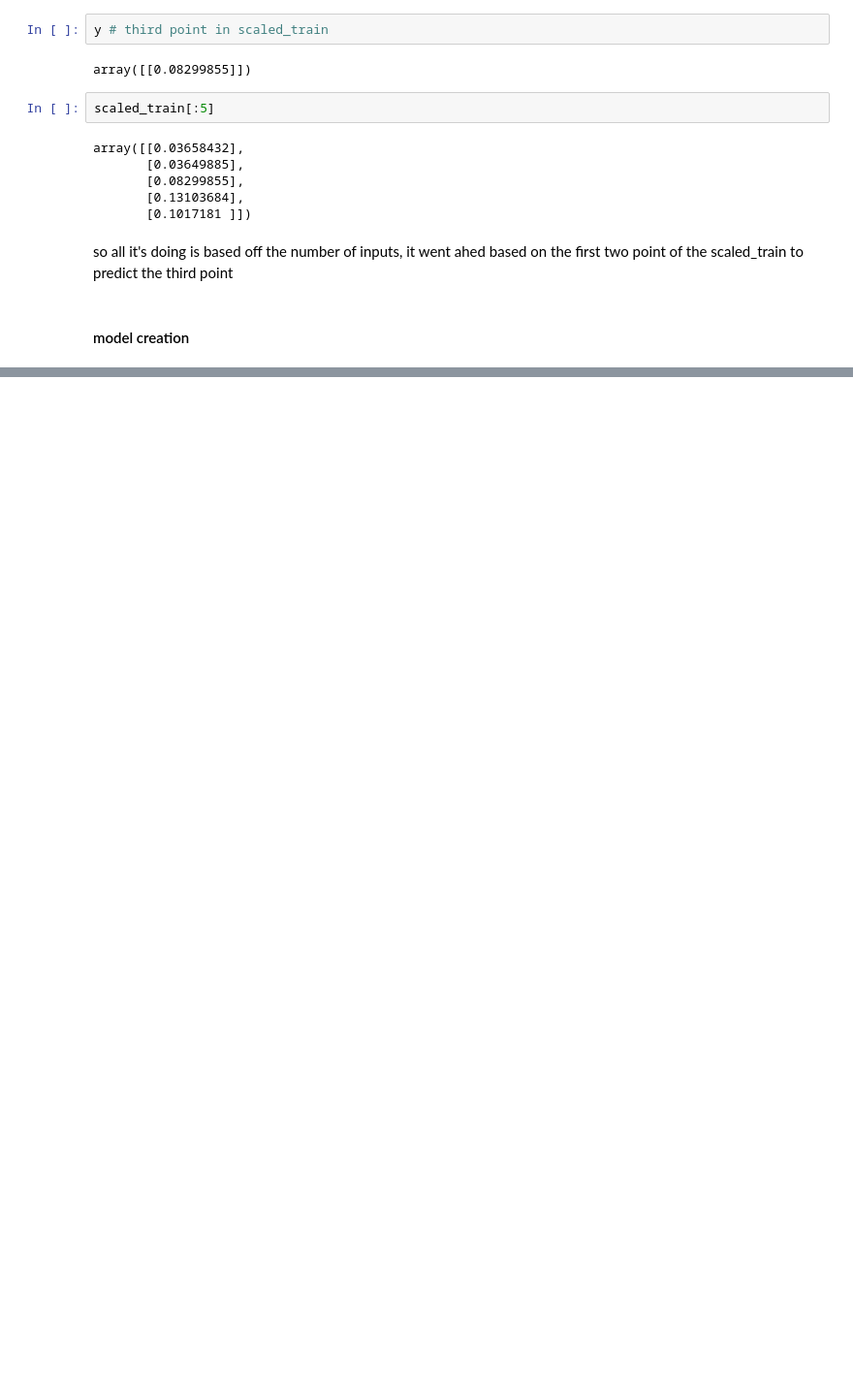
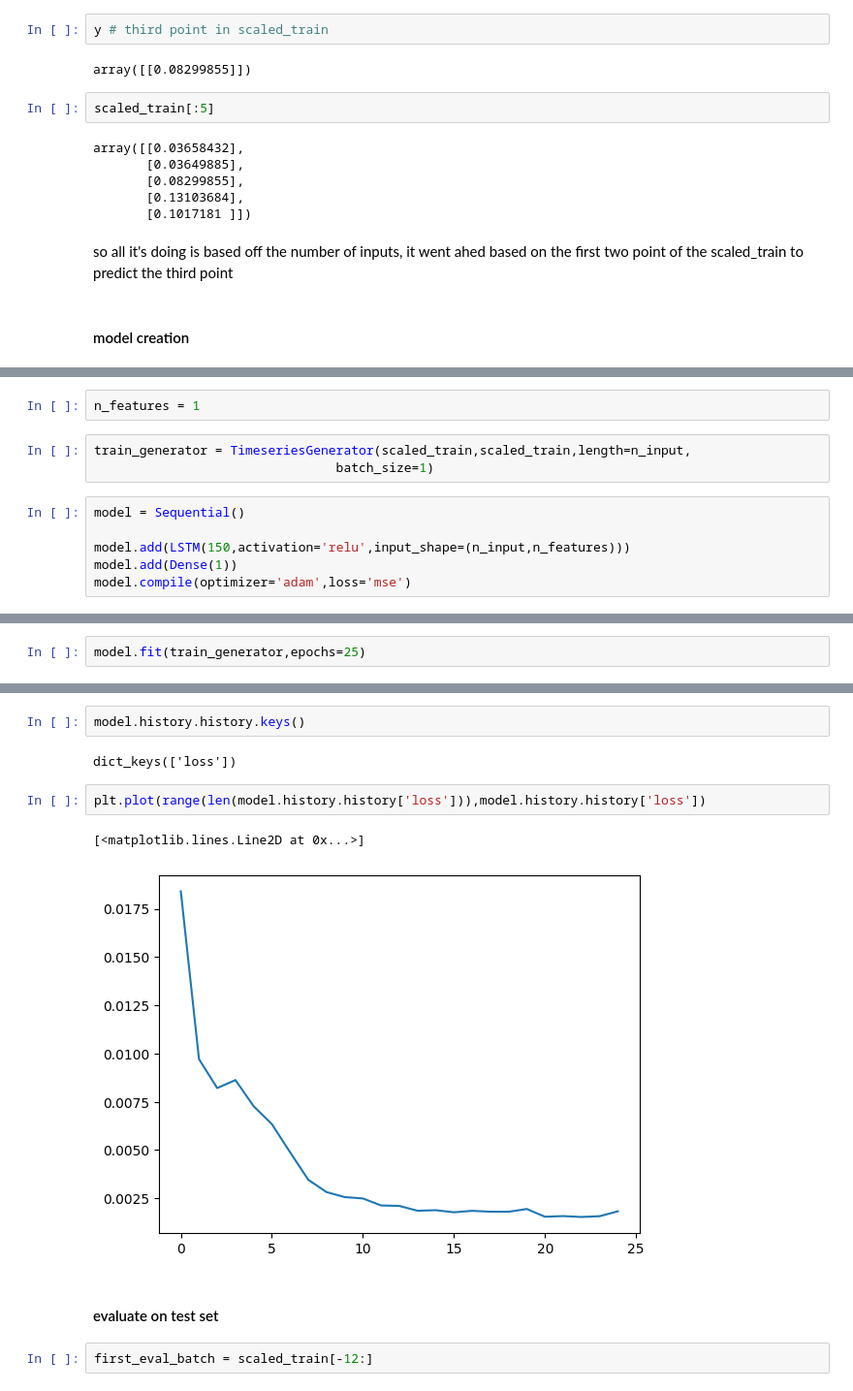
Before and after one commit to depa-tto/Time-Series-Forecasting-and-Analysis-course, a Jupyter notebook: lecture_20.ipynb, the cells around one changed output, grey strips where cells are left out. Shown at 97% size. Drawn from its saved outputs; the diff is of its cells as text; blank space fills up the shorter version.

```diff
--- a/lecture_20.ipynb
+++ b/lecture_20.ipynb
@@ -173,0 +176,11 @@ from keras.layers import LSTM # type: ignore
+# %%
+n_features = 1
+# %%
+train_generator = TimeseriesGenerator(scaled_train,scaled_train,length=n_input,
+                                batch_size=1)
+# %%
+model = Sequential()
+
+model.add(LSTM(150,activation='relu',input_shape=(n_input,n_features)))
+model.add(Dense(1))
+model.compile(optimizer='adam',loss='mse')
@@ -173,0 +201,2 @@ from keras.layers import LSTM # type: ignore
+# %%
+model.fit(train_generator,epochs=25)
@@ -173,0 +223,13 @@ from keras.layers import LSTM # type: ignore
+# %%
+model.history.history.keys()
+# %% [output]
+dict_keys(['loss'])
+# %%
+plt.plot(range(len(model.history.history['loss'])),model.history.history['loss'])
+# %% [output]
+[<matplotlib.lines.Line2D at 0x...>]
+[figure, added]
+# %% [markdown]
+#### evaluate on test set
+# %%
+first_eval_batch = scaled_train[-12:]
```
Also changed, not shown: parts of 26 cells of this notebook.
